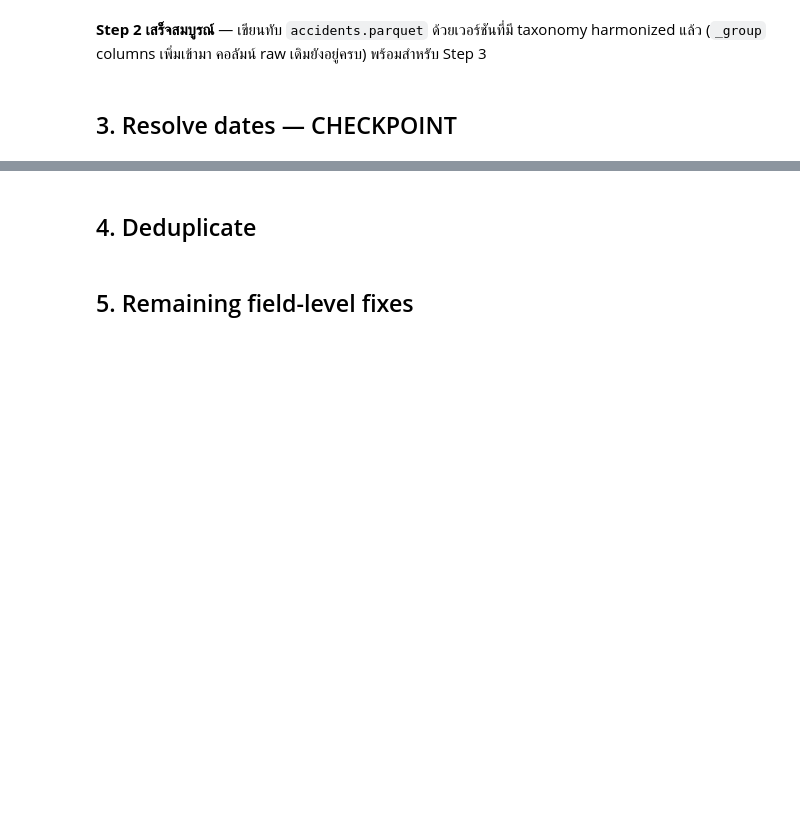
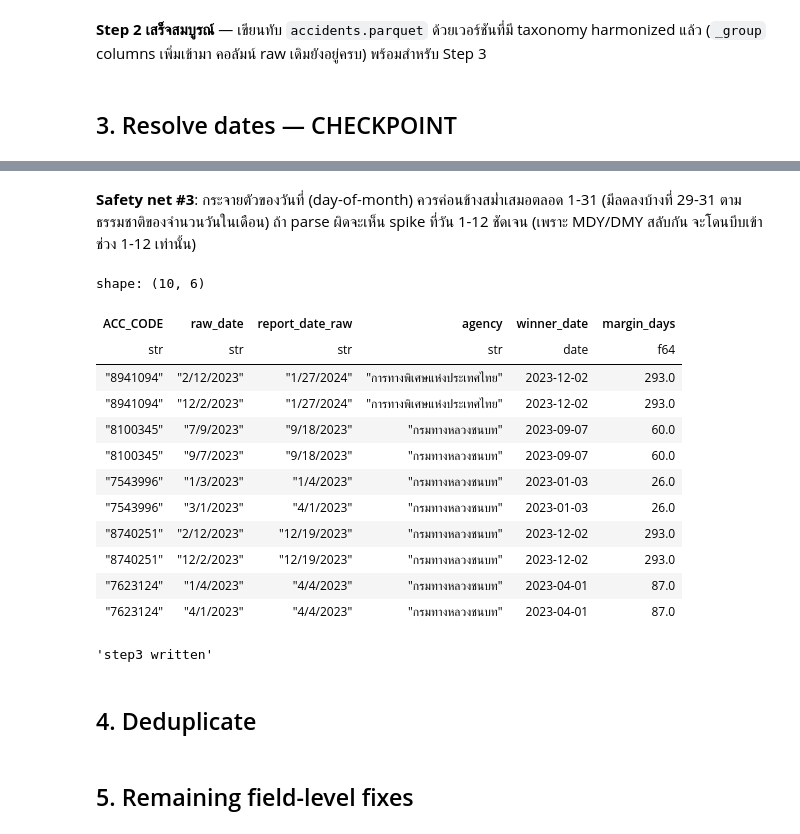
Before and after one commit to PhidPhew/car-insurance-accident-analysis, a Jupyter notebook: notebooks/02_data_cleaning.ipynb, the cells around one changed output, grey strips where cells are left out. Drawn from its saved outputs; the diff is of its cells as text; code cells hidden in the pictures; blank space fills up the shorter version.

```diff
--- a/notebooks/02_data_cleaning.ipynb
+++ b/notebooks/02_data_cleaning.ipynb
@@ -324,0 +344,13 @@ harmonized แล้ว (`_group` columns เพิ่มเข้ามา ค
+# %%
+accidents_step2 = pl.read_parquet(settings.staging_dir / "accidents.parquet")
+accidents_step3 = parse_dates(accidents_step2, SOURCE_FILE_DATE_FORMAT)
+
+pl.DataFrame(
+    [
+        {
+            "rows": accidents_step3.height,
+            "accident_date_null": accidents_step3["accident_date"].null_count(),
+            "report_date_null": accidents_step3["report_date"].null_count(),
+        }
+    ]
+)
@@ -324,0 +449,4 @@ harmonized แล้ว (`_group` columns เพิ่มเข้ามา ค
+# %%
+accidents_step3 = apply_date_certainty(accidents_step3, likelihood_resolutions, "ACC_CODE")
+
+accidents_step3["date_certainty"].value_counts()
@@ -325,3 +477,51 @@ harmonized แล้ว (`_group` columns เพิ่มเข้ามา ค
+# %% [markdown]
+**Safety net #3**: กระจายตัวของวันที่ (day-of-month) ควรค่อนข้างสม่ำเสมอตลอด 1-31 (มีลดลงบ้างที่
+29-31 ตามธรรมชาติของจำนวนวันในเดือน) ถ้า parse ผิดจะเห็น spike ที่วัน 1-12 ชัดเจน (เพราะ MDY/DMY สลับกัน
+จะโดนบีบเข้าช่วง 1-12 เท่านั้น)
+# %%
+sample_keys = [
+    r.group_key
+    for r in likelihood_resolutions
+    if r.outcome == "resolved" and r.margin_days is not None
+][:5]
+
+rows = []
+for key in sample_keys:
+    resolution = next(r for r in likelihood_resolutions if r.group_key == key)
+    sub = accidents_step3.filter(pl.col("ACC_CODE") == key).select(
+        "ACC_CODE", "วันที่เกิดเหตุ", "วันที่รายงาน", "หน่วยงาน"
+    )
+    for row in sub.to_dicts():
+        rows.append(
+            {
+                "ACC_CODE": row["ACC_CODE"],
+                "raw_date": row["วันที่เกิดเหตุ"],
+                "report_date_raw": row["วันที่รายงาน"],
+                "agency": row["หน่วยงาน"],
+                "winner_date": resolution.winner_date,
+                "margin_days": resolution.margin_days,
+            }
+        )
+pl.DataFrame(rows)
+# %% [output]
+shape: (10, 6)
+| ACC_CODE | raw_date | report_date_raw | agency | winner_date | margin_days |
+| str | str | str | str | date | f64 |
+| "8941094" | "2/12/2023" | "1/27/2024" | "การทางพิเศษแห่งประเทศไทย" | 2023-12-02 | 293.0 |
+| "8941094" | "12/2/2023" | "1/27/2024" | "การทางพิเศษแห่งประเทศไทย" | 2023-12-02 | 293.0 |
+| "8100345" | "7/9/2023" | "9/18/2023" | "กรมทางหลวงชนบท" | 2023-09-07 | 60.0 |
+| "8100345" | "9/7/2023" | "9/18/2023" | "กรมทางหลวงชนบท" | 2023-09-07 | 60.0 |
+| "7543996" | "1/3/2023" | "1/4/2023" | "กรมทางหลวงชนบท" | 2023-01-03 | 26.0 |
+| "7543996" | "3/1/2023" | "4/1/2023" | "กรมทางหลวงชนบท" | 2023-01-03 | 26.0 |
+| "8740251" | "2/12/2023" | "12/19/2023" | "กรมทางหลวงชนบท" | 2023-12-02 | 293.0 |
+| "8740251" | "12/2/2023" | "12/19/2023" | "กรมทางหลวงชนบท" | 2023-12-02 | 293.0 |
+| "7623124" | "1/4/2023" | "4/4/2023" | "กรมทางหลวงชนบท" | 2023-04-01 | 87.0 |
+| "7623124" | "4/1/2023" | "4/4/2023" | "กรมทางหลวงชนบท" | 2023-04-01 | 87.0 |
+# %%
+accidents_step3.write_parquet(settings.staging_dir / "accidents.parquet")
+"step3 written"
+# %% [output]
+'step3 written'
 # %% [markdown]
 ## 4. Deduplicate
 # %% [markdown]
```
Also changed, not shown: parts of 11 cells of this notebook, 2 other files.
